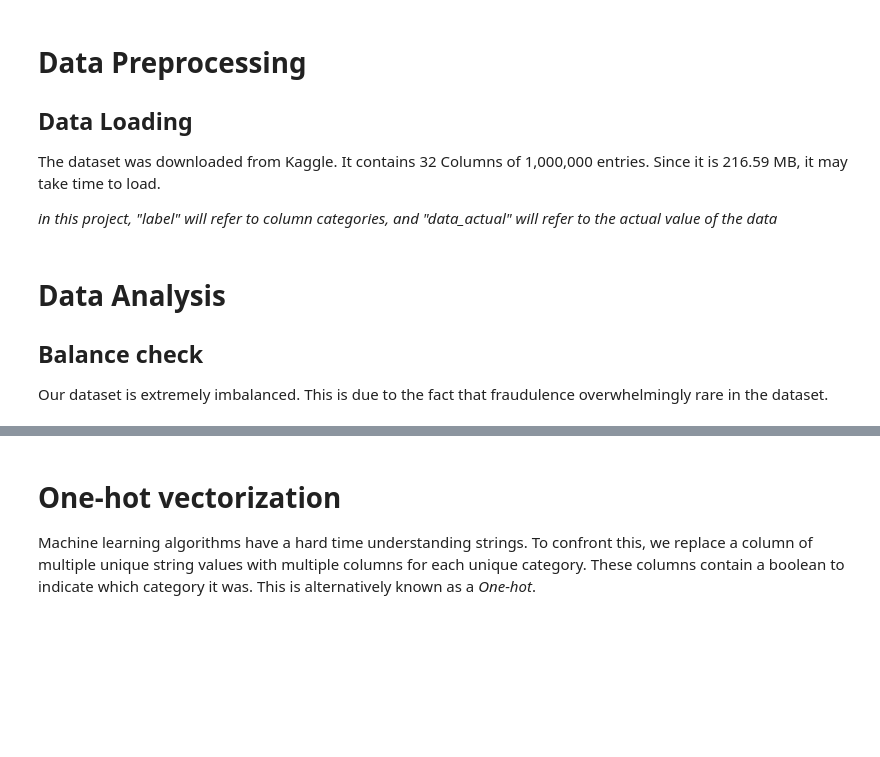
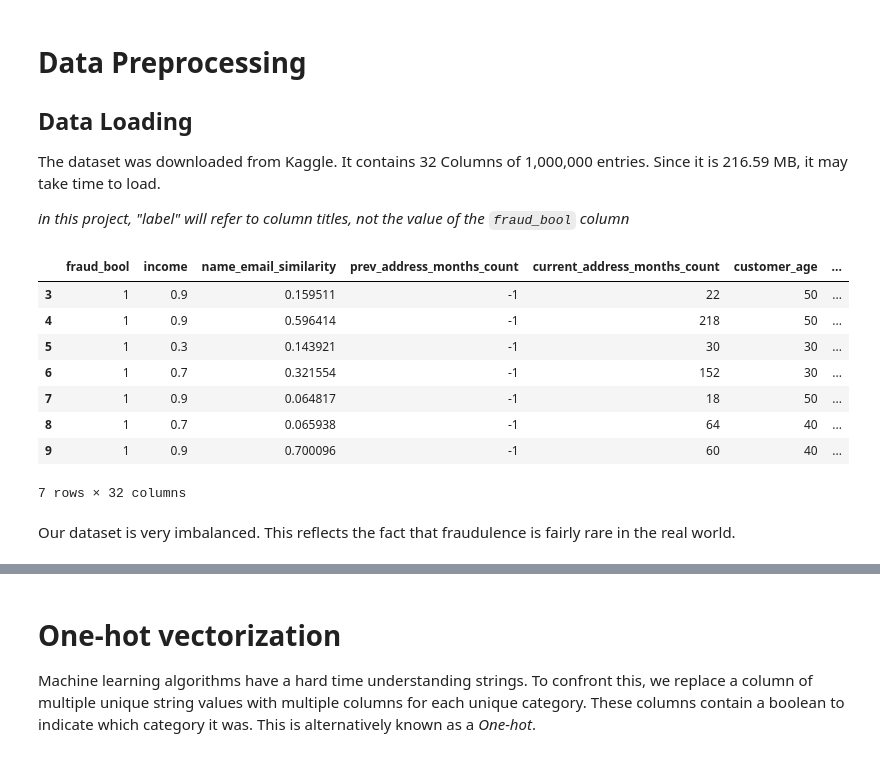
Before and after one commit to emberian/clarkson-cs470, a Jupyter notebook: final_proj/Code.ipynb, the cells around one changed output, grey strips where cells are left out. Drawn from its saved outputs; the diff is of its cells as text; code cells hidden in the pictures; blank space fills up the shorter version.

```diff
--- a/final_proj/Code.ipynb
+++ b/final_proj/Code.ipynb
@@ -28,15 +29,24 @@ import seaborn as sns
 
 The dataset was downloaded from Kaggle. It contains 32 Columns of 1,000,000 entries. Since it is 216.59 MB, it may take time to load.
 
-_in this project, "label" will refer to column categories, and "data_actual" will refer to the actual value of the data_
+_in this project, "label" will refer to column titles, not the value of the `fraud_bool` column_
 # %%
-data = pd.read_csv("Base.csv") # load csv from drive
-classification = data.pop("fraud_bool") # remove classification label from dataset
-labels = data.keys() # get column labels
+parsed_data = pd.read_csv("Base.csv") # load csv from drive
+display(parsed_data[3:10])
+classification = parsed_data["fraud_bool"].astype(np.float32)
+labels = parsed_data.keys()
+# %% [output]
+|  | fraud_bool | income | name_email_similarity | prev_address_months_count | current_address_months_count | customer_age | ... |
+| 3 | 1 | 0.9 | 0.159511 | -1 | 22 | 50 | ... |
+| 4 | 1 | 0.9 | 0.596414 | -1 | 218 | 50 | ... |
+| 5 | 1 | 0.3 | 0.143921 | -1 | 30 | 30 | ... |
+| 6 | 1 | 0.7 | 0.321554 | -1 | 152 | 30 | ... |
+| 7 | 1 | 0.9 | 0.064817 | -1 | 18 | 50 | ... |
+| 8 | 1 | 0.7 | 0.065938 | -1 | 64 | 40 | ... |
+| 9 | 1 | 0.9 | 0.700096 | -1 | 60 | 40 | ... |
+7 rows × 32 columns
 # %% [markdown]
-# Data Analysis
-## Balance check
-Our dataset is extremely imbalanced. This is due to the fact that fraudulence overwhelmingly rare in the dataset.
+Our dataset is very imbalanced. This reflects the fact that fraudulence is fairly rare in the real world.
 # %%
 Latex(f'In the complete data set, {classification.sum()} are fraud ({100*classification.sum()/len(classification):.3f}%)')
 # %% [output]
```
Also changed, not shown: parts of 32 cells of this notebook.
